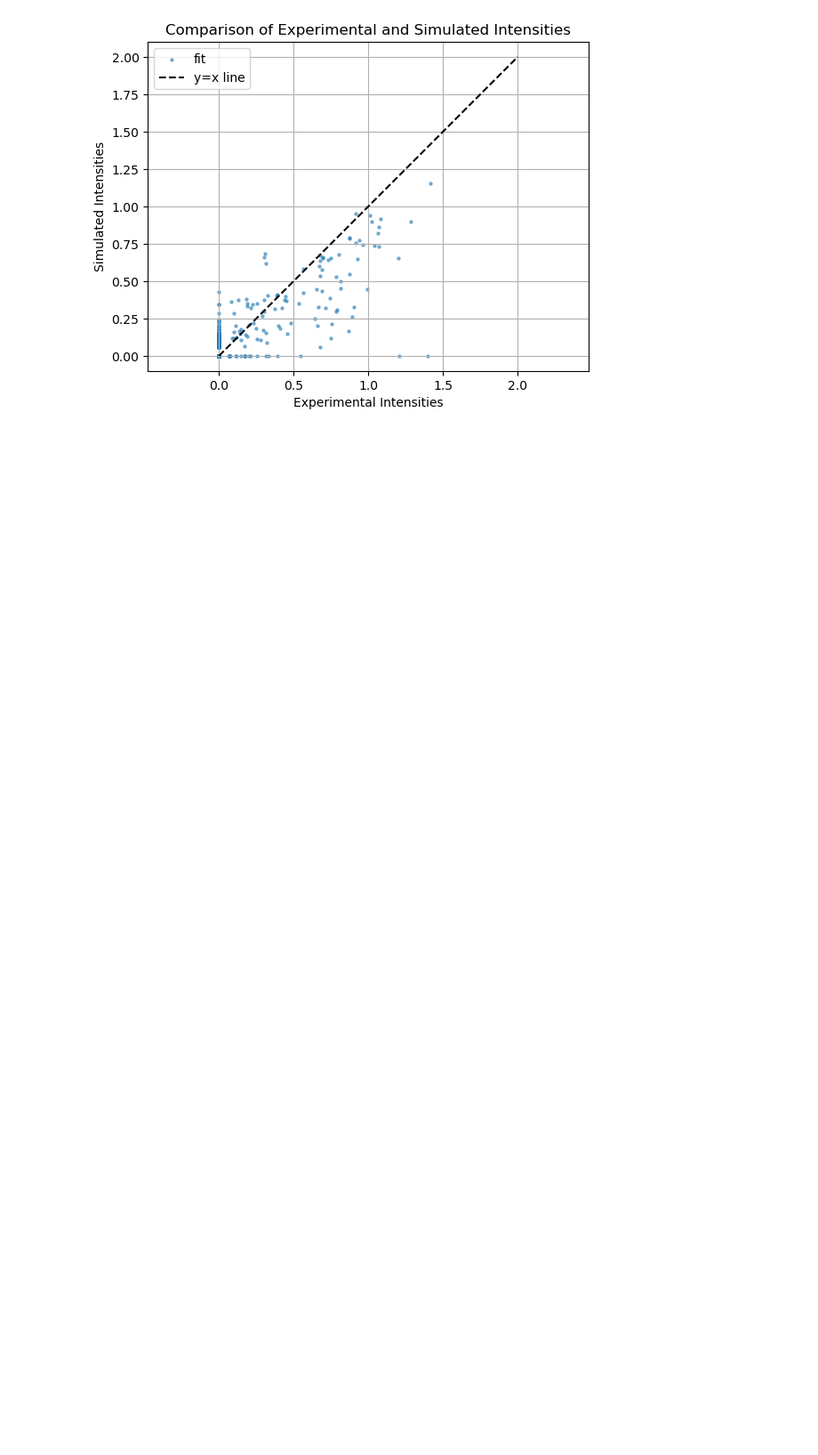
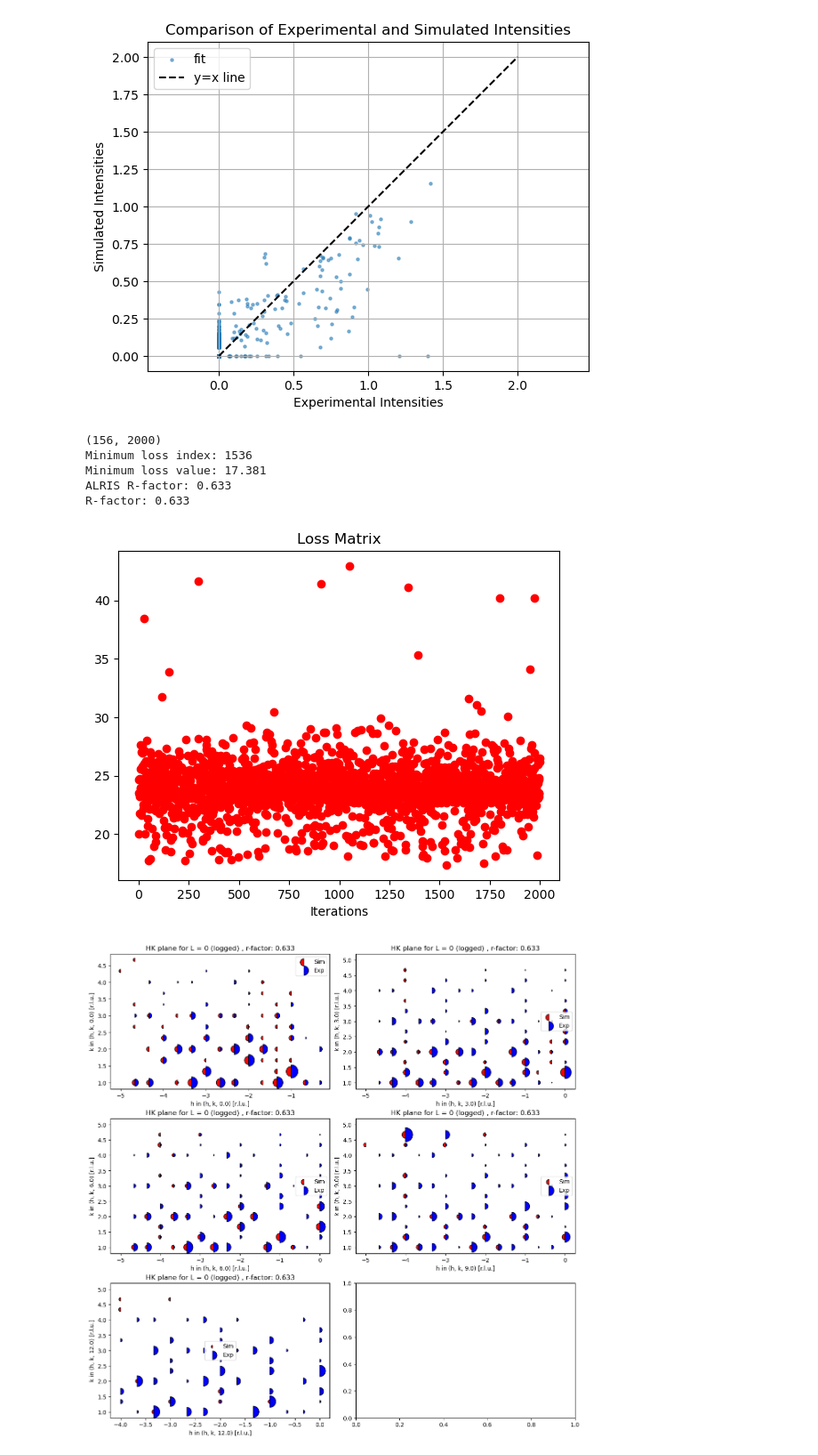
Before and after one commit to bleubreeymeow/alrisDistortionFit, a Jupyter notebook: PBCO/PBCO_1_3/PBCO_1_3_histogram.ipynb, the cells around one changed output. Shown at 89% size. Cells and saved outputs as stored; diff of their text form; code cells hidden in the pictures; blank space fills up the shorter version.

Commit message:
in plane

```diff
--- a/PBCO/PBCO_1_3/PBCO_1_3_histogram.ipynb
+++ b/PBCO/PBCO_1_3/PBCO_1_3_histogram.ipynb
@@ -39,7 +39,7 @@ def fun_tf(hkl_list, pars, matrix):
     sf_hkl = get_structure_factors(hkl_list, modified_struct)
     intensity = (abs(sf_hkl)) ** 2
 
-    w = tf.constant(0.00032001553565274784, dtype=tf.float32)  # Debye-Waller factor
+    w = tf.constant(0.000811509257682975, dtype=tf.float32)  # Debye-Waller factor
     qnorms = tf.norm(tf.cast(hkl_list, tf.float32), axis=1)
     max_intensity = np.max(intensity)
     intensity = np.where(intensity < max_intensity * 0.05, tf.zeros_like(intensity), intensity)  # Ensure no negative intensities
@@ -105,13 +105,13 @@ def plot_plane_sim_vs_exp_DIM1(ax, df, r_factor, norm_plane=False):
 
 
 def plot_plane_sim_vs_exp_DIM3(ax, df, r_factor, l,norm_plane=False):
-    exp_data_0 = df.loc[df['l'] == 0].copy()
+    exp_data_0 = df.loc[df['l'] == l].copy()
     if norm_plane:
         exp_data_0['intensity_exp'] = exp_data_0['intensity_exp'] / np.sum(exp_data_0['intensity_exp']) * 60
 
     ax.scatter(exp_data_0['h'], exp_data_0['k'],
             s=np.log10(exp_data_0['intensity_sim'] + 1)* 500 , color='red', edgecolor="black",
-            label='Sim', marker=MarkerStyle("o"))
+            label='Sim', marker=MarkerStyle("o", fillstyle="left"))
     ax.scatter(exp_data_0['h'] , exp_data_0['k'] , s=np.log10(exp_data_0['intensity_exp'] + 1)* 500 , color='blue', edgecolor="black",
             label='Exp', marker=MarkerStyle("o", fillstyle="right"))
 
@@ -124,7 +124,7 @@ def plot_plane_sim_vs_exp_DIM3(ax, df, r_factor, l,norm_plane=False):
     ax.legend()
 # %%
 def calculate_structure_factor(iteration, histogram_matrix):
-    exp_data = pd.read_csv('C:/Users/User/Desktop/uzh_intern/alrisDistortionFit/PBCO/PBCO_1_3/raw_data/1_3_LOGcombined_peaks.csv')
+    exp_data = pd.read_csv('C:/Users/User/Desktop/uzh_intern/alrisDistortionFit/PBCO/PBCO_1_3/raw_data/1_3_combined_peaks_300K.csv')
     n_features = exp_data.shape[0]
     n_dim = 3
     hkl_list = exp_data[["h", "k", "l"]].values.tolist()
@@ -220,3 +220,71 @@ R-factor: 0.736
 [figure]
 [figure]
 [figure]
+# %%
+#load file
+number_of_modes = 156
+histogram = np.load('C:/Users/User/Desktop/uzh_intern/alrisDistortionFit/PBCO/PBCO_1_3/results/20250904_040738_iters2000_epochs75_lr0.08/all_result_matrix.npz')
+
+#extact histogram matrix
+histogram_matrix = histogram['histogram_matrix'] # [modes , iterations]
+print(histogram_matrix.shape)
+
+hist_matrix = histogram_matrix.T #[iterations, modes]
+
+
+
+loss_matrix = histogram['loss_matrix']
+r_factors = histogram['r_factors']
+iteration = np.arange(0, len(loss_matrix))
+
+
+plt.scatter(iteration,loss_matrix, label='Loss over iterations', color='red')
+plt.title('Loss Matrix')
+plt.xlabel('Iterations')
+
+#extract iterations where the loss matrix is less than a certain threshold
+threshold = 0.15
+filtered_iterations = iteration[loss_matrix < threshold]
+
+# Plot the filtered loss values
+plt.scatter(filtered_iterations, loss_matrix[loss_matrix < threshold], label='Filtered Loss', color='blue')
+
+#find the index where the min loss matrix value is
+min_loss_index = np.argmin(loss_matrix)
+print(f"Minimum loss index: {min_loss_index}")
+print(f"Minimum loss value: {loss_matrix[min_loss_index]:.3f}")
+
+exp_data , r_factor = calculate_structure_factor(min_loss_index, hist_matrix)
+print(f"R-factor: {r_factor:.3f}")
+
+l_values = [0.0, 3.0, 6.0, 9.0, 12.0]
+
+n = len(l_values)
+ncols = int(np.ceil(n / 3))
+fig, axs = plt.subplots(3, ncols, figsize=(6 * ncols, 12), constrained_layout=True)
+axs = axs.flatten()
+
+for i, l in enumerate(l_values):
+    plot_plane_sim_vs_exp_DIM3(axs[i], exp_data, r_factor,l, norm_plane=True)
+
+plt.show()
+
+x = np.linspace(0 ,2, 100)
+y = x
+plt.scatter(exp_data['intensity_exp']/np.sum(exp_data['intensity_exp']) * 60, exp_data['intensity_sim'], s=5, alpha=0.5 , label='fit')
+plt.plot(x , y, color='black', linestyle='--', label='y=x line')
+plt.legend()
+plt.grid(True)
+plt.title('Comparison of Experimental and Simulated Intensities')
+plt.xlabel('Experimental Intensities')
+plt.ylabel('Simulated Intensities')
+plt.axis('equal')
+plt.show()
+# %% [output]
+(156, 2000)
+Minimum loss index: 1536
+Minimum loss value: 17.381
+ALRIS R-factor: 0.633
+R-factor: 0.633
+[figure, added]
+[figure, added]
```
Also changed, not shown: parts of 1 cell of this notebook, 17 other files.
